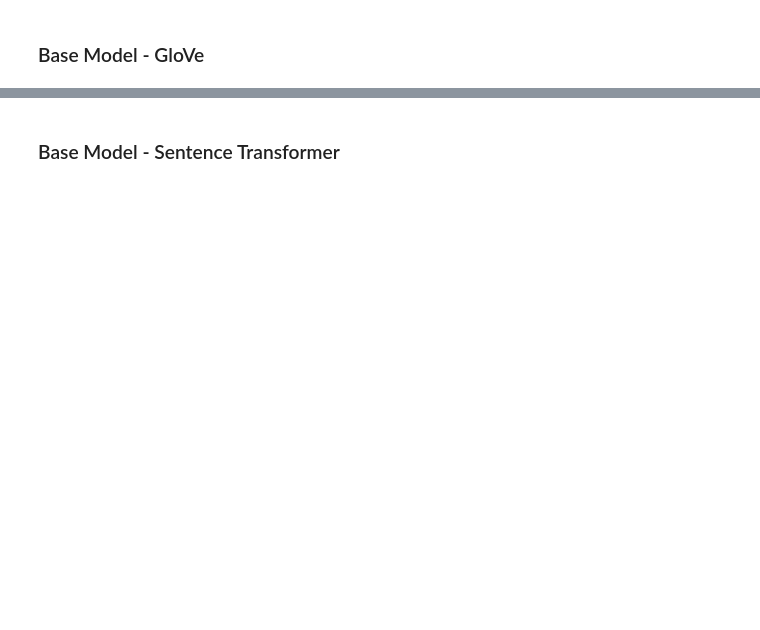
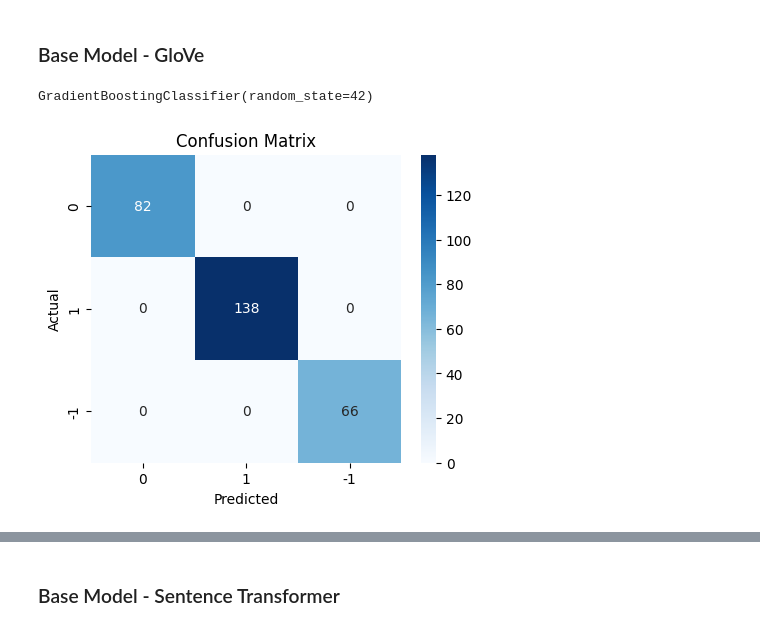
Before and after one commit to braju78/pythonFundamentals, a Jupyter notebook: Week6 Project - Stock market analysis/NLP_Project_Low_Code-2.ipynb, the cells around one changed output, grey strips where cells are left out. Cells and saved outputs as stored; diff of their text form; code cells hidden in the pictures; blank space fills up the shorter version.

Commit message:
Completed until Sentimental Analysis model tuning

```diff
--- a/Week6 Project - Stock market analysis/NLP_Project_Low_Code-2.ipynb
+++ b/Week6 Project - Stock market analysis/NLP_Project_Low_Code-2.ipynb
@@ -522,14 +745,16 @@ print("Validation performance:\n",base_val_wv)
 # %%
 #Building the model
 
-#Uncomment only one of the snippets related to fitting the model to the data
 
-base_wv = GradientBoostingClassifier(random_state = 42)
-#base_wv = RandomForestClassifier(random_state=42)
-#base_wv = DecisionTreeClassifier(random_state=42)
+base_gl = GradientBoostingClassifier(random_state = 42)
+
 
 # Fitting on train data
-base_wv.fit(X_train_gl, y_train) #Complete the code to fit the chosen model on the train data
+base_gl.fit(X_train_gl, y_train) #Complete the code to fit the chosen model on the train data
+# %% [output]
+GradientBoostingClassifier(random_state=42)
 # %%
-plot_confusion_matrix(base_wv,X_train_gl,y_train) #Complete the code to plot the confusion matrix for the train data
+plot_confusion_matrix(base_gl,X_train_gl,y_train) #Complete the code to plot the confusion matrix for the train data
+# %% [output]
+[figure, added]
 # %%
```
Also changed, not shown: parts of 85 cells of this notebook.
